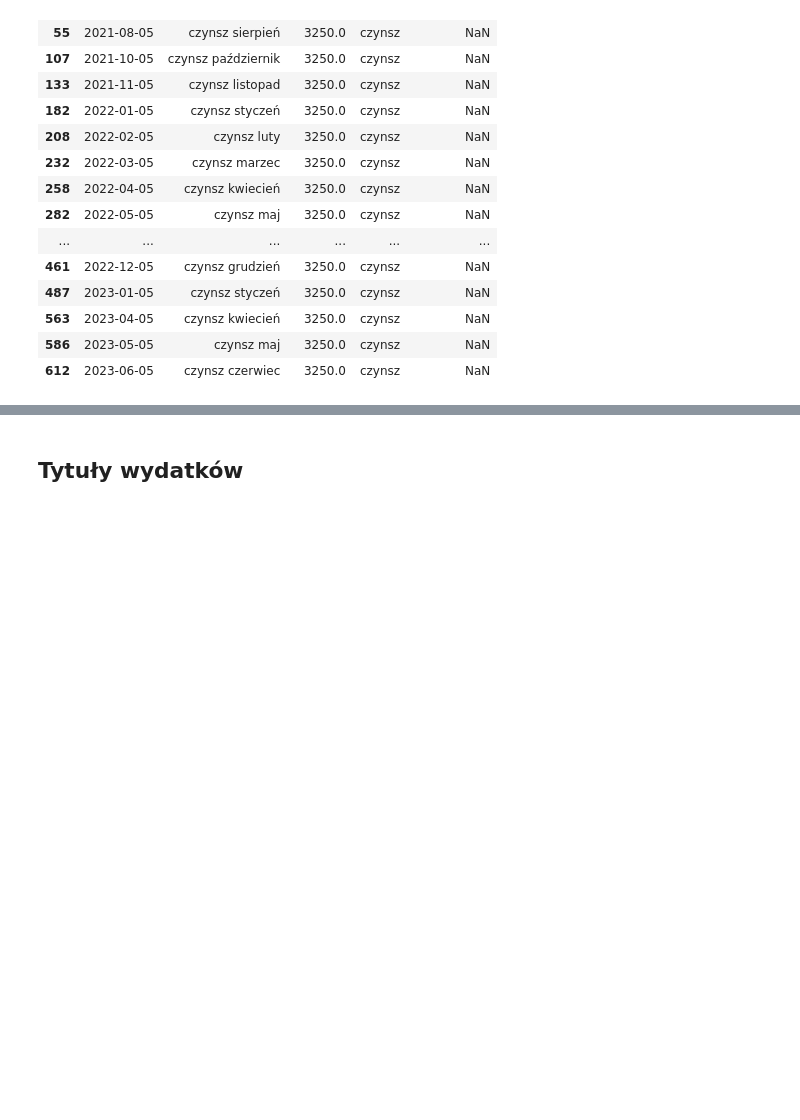
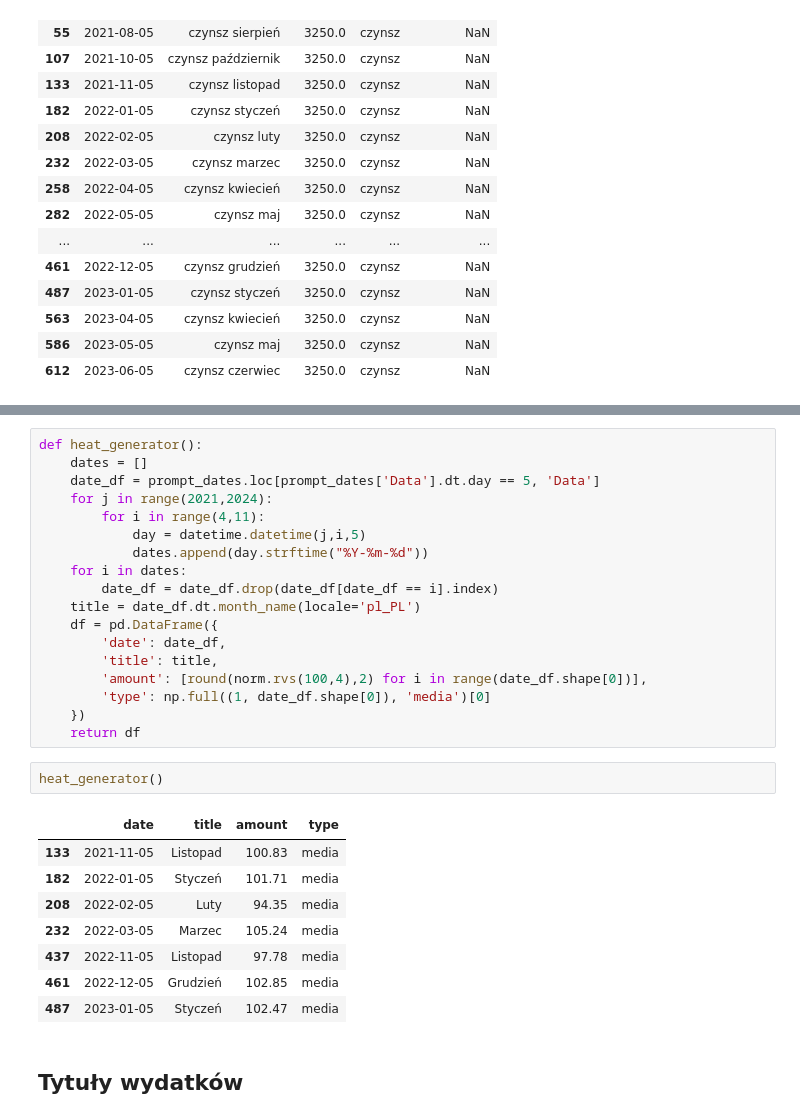
Before and after one commit to o-Mateo-o/geeks-and-dragons-db, a Jupyter notebook: notebooks/attempts/gen.ipynb, the cells around one changed output, grey strips where cells are left out. Saved outputs shown, nothing was run; the diff lists cells and outputs as text; blank space fills up the shorter version.

```diff
--- a/notebooks/attempts/gen.ipynb
+++ b/notebooks/attempts/gen.ipynb
@@ -422,3 +504,32 @@ pd.concat([maintenance_expenses, rent_generator()])
+# %%
+def heat_generator():
+    dates = []
+    date_df = prompt_dates.loc[prompt_dates['Data'].dt.day == 5, 'Data']
+    for j in range(2021,2024):
+        for i in range(4,11):
+            day = datetime.datetime(j,i,5)
+            dates.append(day.strftime("%Y-%m-%d"))
+    for i in dates:
+        date_df = date_df.drop(date_df[date_df == i].index)
+    title = date_df.dt.month_name(locale='pl_PL')
+    df = pd.DataFrame({
+        'date': date_df,
+        'title': title,
+        'amount': [round(norm.rvs(100,4),2) for i in range(date_df.shape[0])],
+        'type': np.full((1, date_df.shape[0]), 'media')[0]
+    })
+    return df
+# %%
+heat_generator()
+# %% [output]
+|  | date | title | amount | type |
+| 133 | 2021-11-05 | Listopad | 100.83 | media |
+| 182 | 2022-01-05 | Styczeń | 101.71 | media |
+| 208 | 2022-02-05 | Luty | 94.35 | media |
+| 232 | 2022-03-05 | Marzec | 105.24 | media |
+| 437 | 2022-11-05 | Listopad | 97.78 | media |
+| 461 | 2022-12-05 | Grudzień | 102.85 | media |
+| 487 | 2023-01-05 | Styczeń | 102.47 | media |
 # %% [markdown]
 ## Tytuły wydatków
 # %% [markdown]
```
Also changed, not shown: parts of 13 cells of this notebook.
